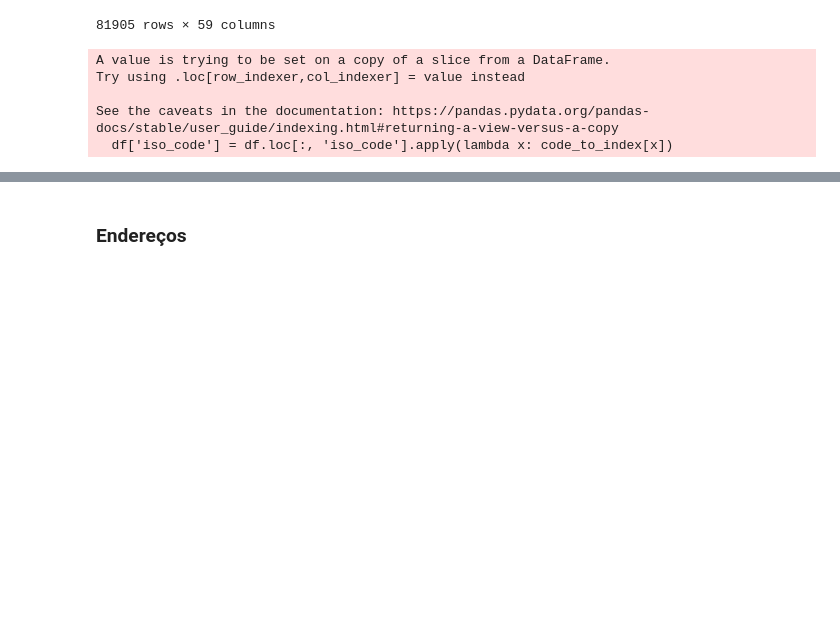
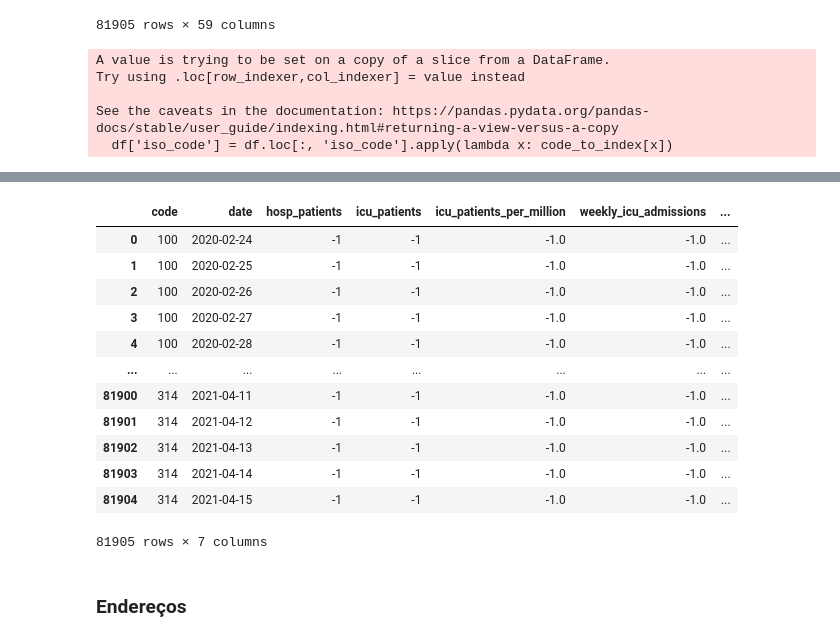
Before and after one commit to patrick-oliveira/ProjetoBD, a Jupyter notebook: processamento_dados.ipynb, the cells around one changed output, grey strips where cells are left out. Saved outputs shown, nothing was run; the diff lists cells and outputs as text; code cells hidden in the pictures; blank space fills up the shorter version.

```diff
--- a/processamento_dados.ipynb
+++ b/processamento_dados.ipynb
@@ -26,7 +26,6 @@ dados_globais = dados_globais.replace(np.nan, -1)
 # %%
 paises_info = dados_globais[['iso_code', 'location', 'population', 'population_density', 'gdp_per_capita', 'aged_65_older', 'aged_70_older']].drop_duplicates()
 paises_info = paises_info.sort_values('iso_code').set_index(pd.Series(range(100, 100 + 215)))
-
 
 paises_index = list(paises_info.index)
 paises_code  = list(paises_info['iso_code'])
@@ -38,12 +37,17 @@ informacoes_globais_testes = dados_globais[['iso_code', 'date', 'new_tests', 'ne
 informacoes_globais_vacinacoes = dados_globais[['iso_code', 'date', 'new_vaccinations', 'total_vaccinations', 'total_vaccinations_per_hundred']]
 informacoes_globais_hospitalizacoes = dados_globais[['iso_code', 'date', 'hosp_patients', 'icu_patients', 'icu_patients_per_million', 'weekly_icu_admissions', 'weekly_hosp_admissions']]
 
+informacoes_globais_mortes.loc[:, 'new_deaths'] = informacoes_globais_mortes.loc[:, 'new_deaths'].astype(int)
+informacoes_globais_mortes.loc[:, 'total_deaths'] = informacoes_globais_mortes.loc[:, 'total_deaths'].astype(int)
+
+informacoes_globais_casos.loc[:, 'new_cases'] = informacoes_globais_casos.loc[:, 'new_cases'].astype(int)
+informacoes_globais_casos.loc[:, 'total_cases'] = informacoes_globais_casos.loc[:, 'total_cases'].astype(int)
+
 informacoes_globais_testes.loc[:, 'new_tests'] = informacoes_globais_testes['new_tests'].astype(int)
 informacoes_globais_testes.loc[:, 'total_tests'] = informacoes_globais_testes['total_tests'].astype(int)
 
 informacoes_globais_vacinacoes.loc[:, 'new_vaccinations'] = informacoes_globais_vacinacoes['new_vaccinations'].astype(int)
 informacoes_globais_vacinacoes.loc[:, 'total_vaccinations'] = informacoes_globais_vacinacoes['total_vaccinations'].astype(int)
-
 
 informacoes_globais_hospitalizacoes.loc[:, 'hosp_patients'] = informacoes_globais_hospitalizacoes['hosp_patients'].astype(int)
 informacoes_globais_hospitalizacoes.loc[:, 'icu_patients'] = informacoes_globais_hospitalizacoes['icu_patients'].astype(int)
@@ -53,6 +57,8 @@ tables = [informacoes_globais_mortes, informacoes_globais_casos, informacoes_glo
 table_names = ['informacoes_globais_mortes', 'informacoes_globais_casos', 'informacoes_globais_testes', \
                'informacoes_globais_vacinacoes', 'informacoes_globais_hospitalizacoes']
 
+
+
 for df in tables:
     df['iso_code'] = df.loc[:, 'iso_code'].apply(lambda x: code_to_index[x])
     cols = list(df.columns)
@@ -60,6 +66,7 @@ for df in tables:
     df.columns = cols
 
 for df, name in zip(tables, table_names):
+    df = df.replace(-1, np.nan)
     df.to_csv('data/tabelas/{}.csv'.format(name), index = False, header = False)
 # %% [output]
 A value is trying to be set on a copy of a slice from a DataFrame.
@@ -70,3 +93,19 @@ See the caveats in the documentation: https://pandas.pydata.org/pandas-docs/stab
+# %%
+df
+# %% [output]
+|  | code | date | hosp_patients | icu_patients | icu_patients_per_million | weekly_icu_admissions | ... |
+| 0 | 100 | 2020-02-24 | -1 | -1 | -1.0 | -1.0 | ... |
+| 1 | 100 | 2020-02-25 | -1 | -1 | -1.0 | -1.0 | ... |
+| 2 | 100 | 2020-02-26 | -1 | -1 | -1.0 | -1.0 | ... |
+| 3 | 100 | 2020-02-27 | -1 | -1 | -1.0 | -1.0 | ... |
+| 4 | 100 | 2020-02-28 | -1 | -1 | -1.0 | -1.0 | ... |
+| ... | ... | ... | ... | ... | ... | ... | ... |
+| 81900 | 314 | 2021-04-11 | -1 | -1 | -1.0 | -1.0 | ... |
+| 81901 | 314 | 2021-04-12 | -1 | -1 | -1.0 | -1.0 | ... |
+| 81902 | 314 | 2021-04-13 | -1 | -1 | -1.0 | -1.0 | ... |
+| 81903 | 314 | 2021-04-14 | -1 | -1 | -1.0 | -1.0 | ... |
+| 81904 | 314 | 2021-04-15 | -1 | -1 | -1.0 | -1.0 | ... |
+81905 rows × 7 columns
 # %% [markdown]
 ### Endereços
 # %%
```
Also changed, not shown: parts of 1 cell of this notebook, 2 other files.
